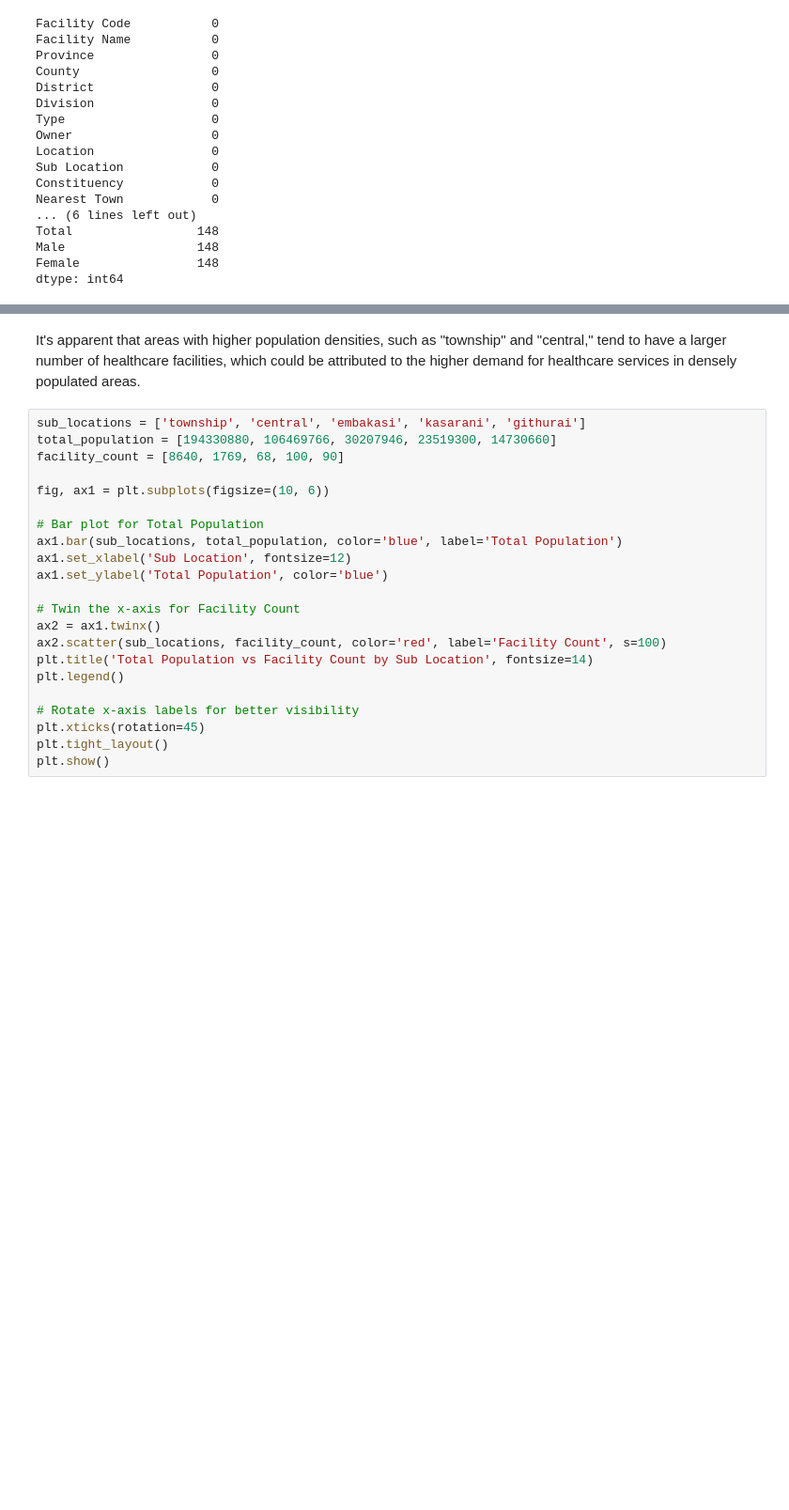
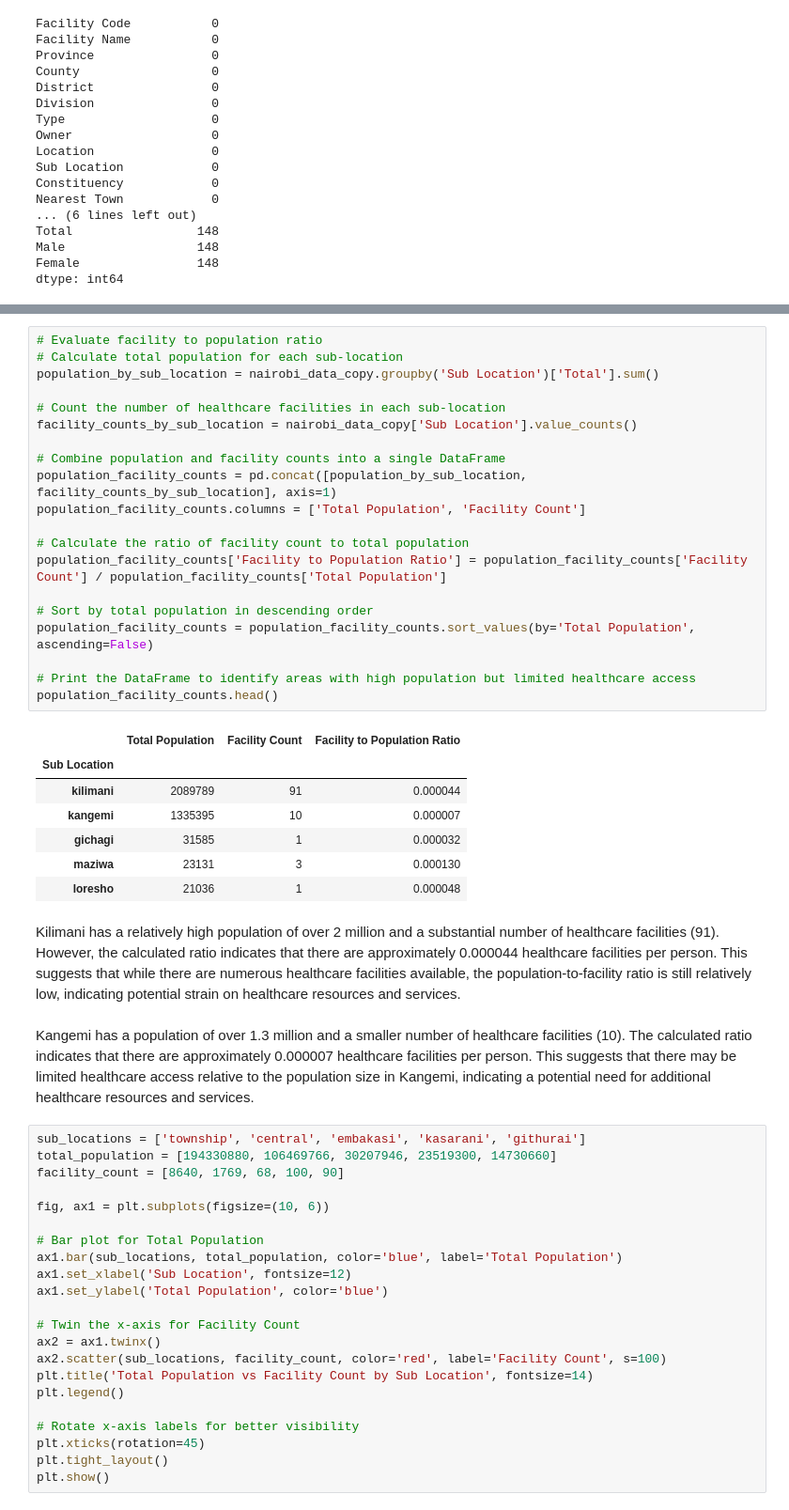
Before and after one commit to mbuvenzuve/Enhancing-Healthcare-Accessibility-in-Nairobi-Kenya, a Jupyter notebook: nzuve_Notebook.ipynb, the cells around one changed output, grey strips where cells are left out. Shown: that part at 94% size. Drawn from its saved outputs; the diff is of its cells as text; blank space fills up the shorter version.

```diff
--- a/nzuve_Notebook.ipynb
+++ b/nzuve_Notebook.ipynb
@@ -444,5 +415,35 @@ population_facility_counts.head()
+# %%
+# Evaluate facility to population ratio
+# Calculate total population for each sub-location
+population_by_sub_location = nairobi_data_copy.groupby('Sub Location')['Total'].sum()
+
+# Count the number of healthcare facilities in each sub-location
+facility_counts_by_sub_location = nairobi_data_copy['Sub Location'].value_counts()
+
+# Combine population and facility counts into a single DataFrame
+population_facility_counts = pd.concat([population_by_sub_location, facility_counts_by_sub_location], axis=1)
+population_facility_counts.columns = ['Total Population', 'Facility Count']
+
+# Calculate the ratio of facility count to total population
+population_facility_counts['Facility to Population Ratio'] = population_facility_counts['Facility Count'] / population_facility_counts['Total Population']
+
+# Sort by total population in descending order
+population_facility_counts = population_facility_counts.sort_values(by='Total Population', ascending=False)
+
+# Print the DataFrame to identify areas with high population but limited healthcare access
+population_facility_counts.head()
+# %% [output]
+|  | Total Population | Facility Count | Facility to Population Ratio |
+| Sub Location |  |  |  |
+| kilimani | 2089789 | 91 | 0.000044 |
+| kangemi | 1335395 | 10 | 0.000007 |
+| gichagi | 31585 | 1 | 0.000032 |
+| maziwa | 23131 | 3 | 0.000130 |
+| loresho | 21036 | 1 | 0.000048 |
 # %% [markdown]
-It's apparent that areas with higher population densities, such as "township" and "central," tend to have a larger number of healthcare facilities, which could be attributed to the higher demand for healthcare services in densely populated areas.
+Kilimani has a relatively high population of over 2 million and a substantial number of healthcare facilities (91). However, the calculated ratio indicates that there are approximately 0.000044 healthcare facilities per person. This suggests that while there are numerous healthcare facilities available, the population-to-facility ratio is still relatively low, indicating potential strain on healthcare resources and services.
+# %% [markdown]
+Kangemi has a population of over 1.3 million and a smaller number of healthcare facilities (10). The calculated ratio indicates that there are approximately 0.000007 healthcare facilities per person. This suggests that there may be limited healthcare access relative to the population size in Kangemi, indicating a potential need for additional healthcare resources and services.
 # %%
 sub_locations = ['township', 'central', 'embakasi', 'kasarani', 'githurai']
 total_population = [194330880, 106469766, 30207946, 23519300, 14730660]
```
Also changed, not shown: parts of 32 cells of this notebook.
